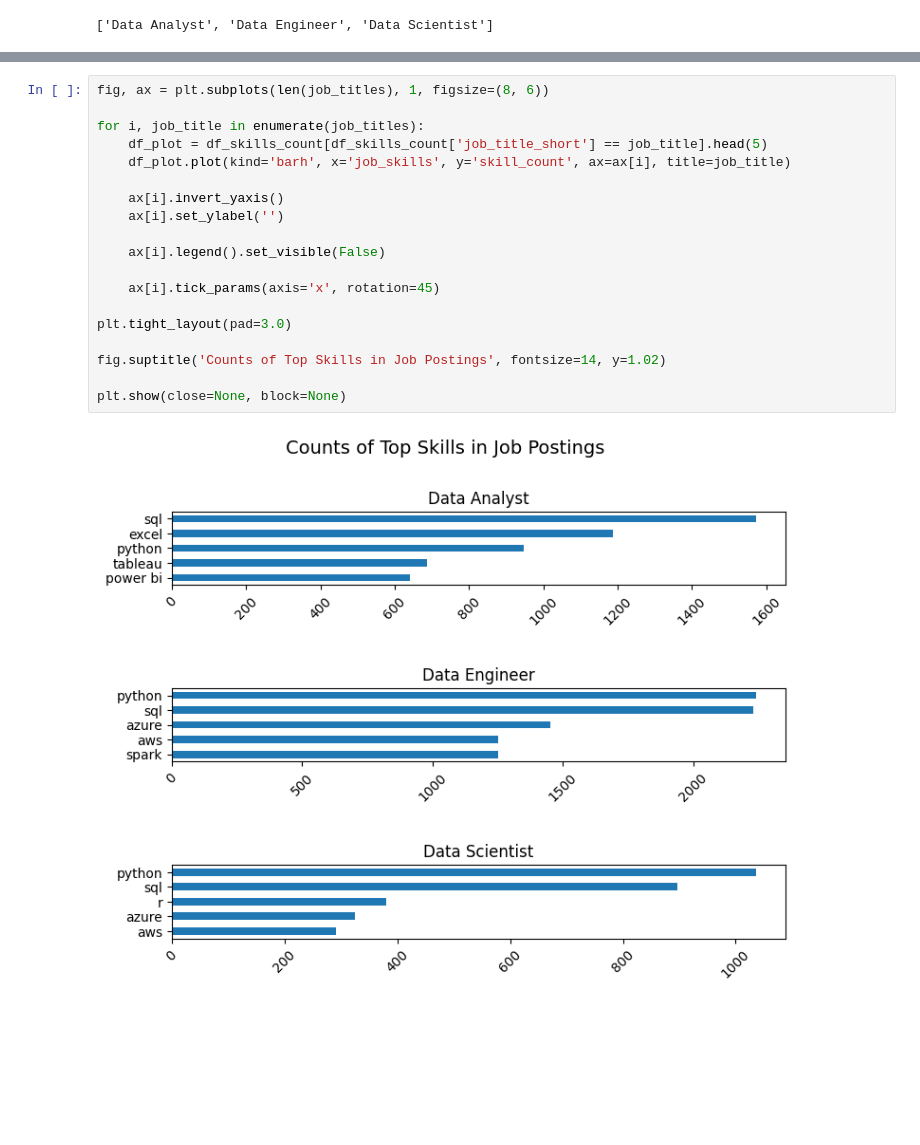
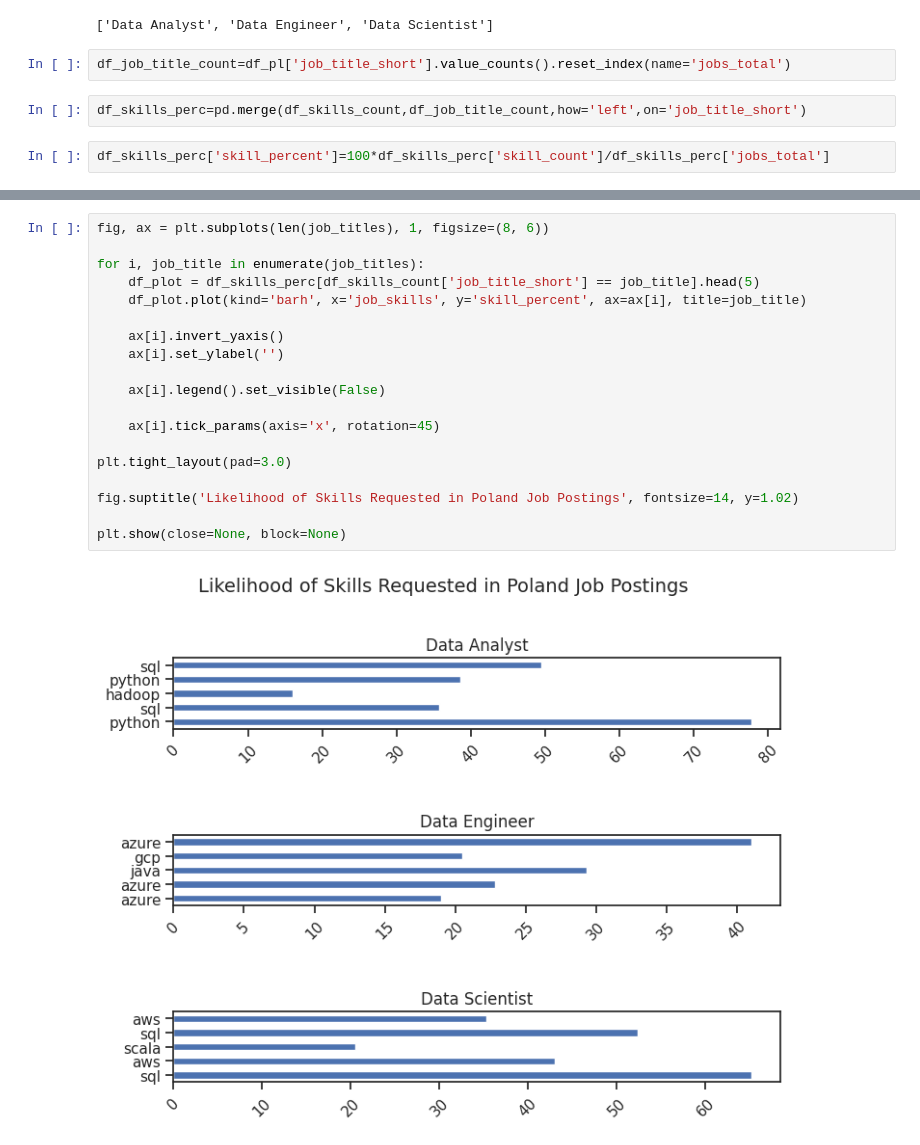
Before and after one commit to alimammadovpl/Projectgit, a Jupyter notebook: Skills_Demand.ipynb, the cells around one changed output, grey strips where cells are left out. Cells and saved outputs as stored; diff of their text form; blank space fills up the shorter version.

```diff
--- a/Skills_Demand.ipynb
+++ b/Skills_Demand.ipynb
@@ -65,3 +65,9 @@ job_titles=sorted(job_titles[0:3])
 job_titles
 # %% [output]
 ['Data Analyst', 'Data Engineer', 'Data Scientist']
+# %%
+df_job_title_count=df_pl['job_title_short'].value_counts().reset_index(name='jobs_total')
+# %%
+df_skills_perc=pd.merge(df_skills_count,df_job_title_count,how='left',on='job_title_short')
+# %%
+df_skills_perc['skill_percent']=100*df_skills_perc['skill_count']/df_skills_perc['jobs_total']
@@ -68,21 +90,21 @@ job_titles
 # %%
 fig, ax = plt.subplots(len(job_titles), 1, figsize=(8, 6))
 
 for i, job_title in enumerate(job_titles):
-    df_plot = df_skills_count[df_skills_count['job_title_short'] == job_title].head(5)
-    df_plot.plot(kind='barh', x='job_skills', y='skill_count', ax=ax[i], title=job_title)
+    df_plot = df_skills_perc[df_skills_count['job_title_short'] == job_title].head(5)
+    df_plot.plot(kind='barh', x='job_skills', y='skill_percent', ax=ax[i], title=job_title)
 
     ax[i].invert_yaxis()
     ax[i].set_ylabel('')
 
     ax[i].legend().set_visible(False)
 
     ax[i].tick_params(axis='x', rotation=45)
 
 plt.tight_layout(pad=3.0)
 
-fig.suptitle('Counts of Top Skills in Job Postings', fontsize=14, y=1.02)
+fig.suptitle('Likelihood of Skills Requested in Poland Job Postings', fontsize=14, y=1.02)
 
 plt.show(close=None, block=None)
 # %% [output]
-[figure, old version]
+[figure, new version]
```
Also changed, not shown: parts of 4 cells of this notebook.
